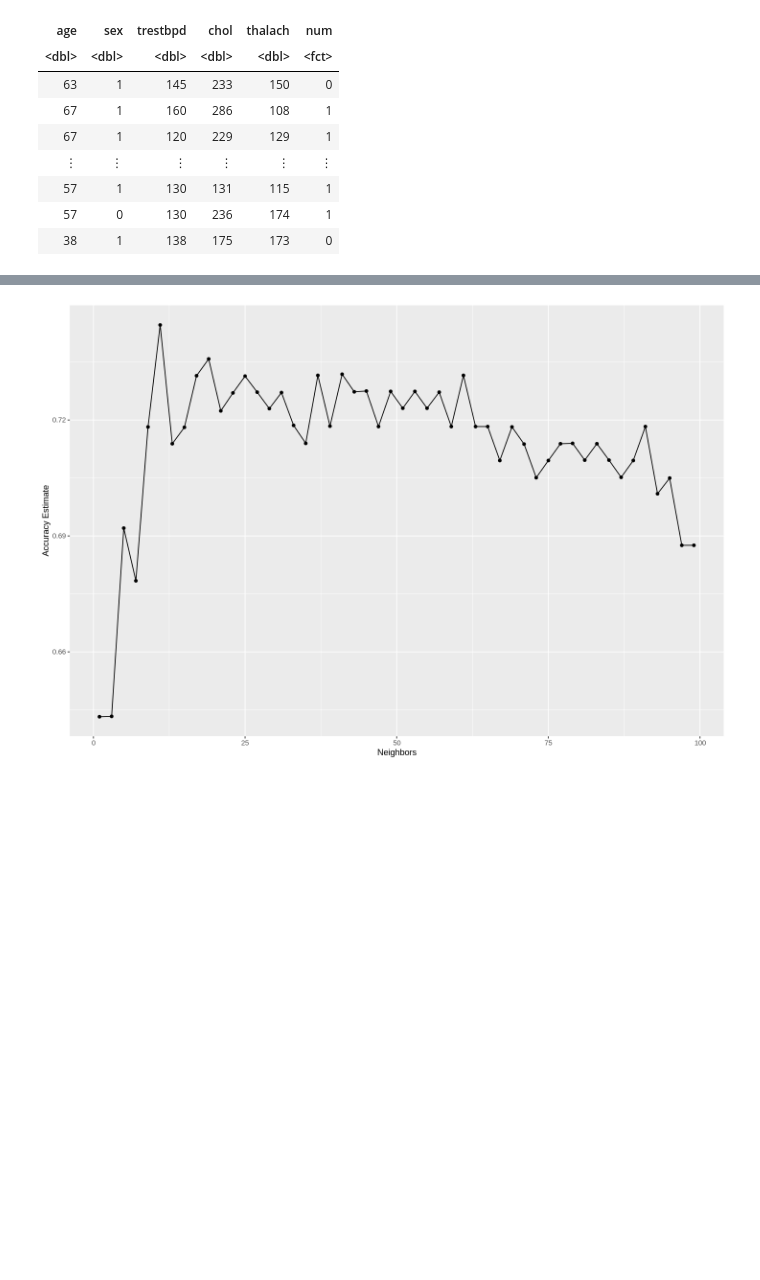
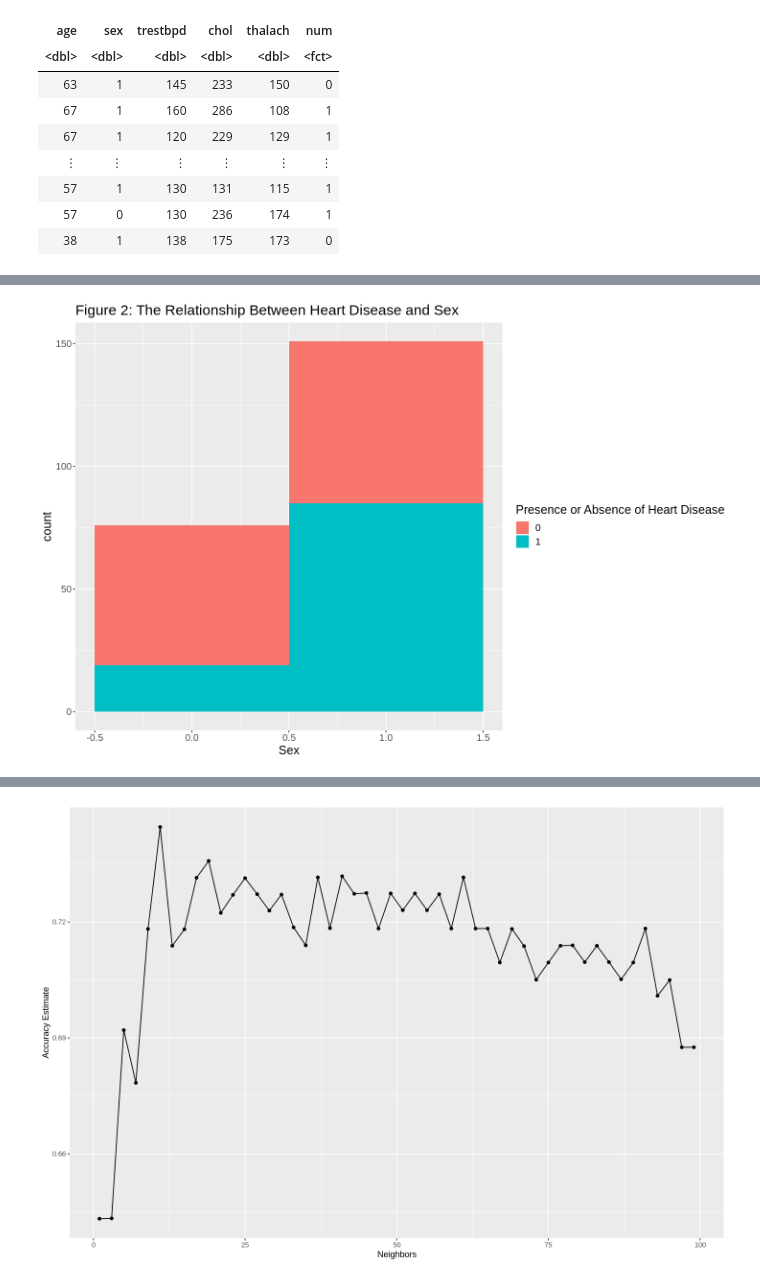
Before and after one commit to cchurch999/Data-Science-Group-Project-Books, a Jupyter notebook: Preliminary exploratory data analysis.ipynb, the cells around one changed output, grey strips where cells are left out. Drawn from its saved outputs; the diff is of its cells as text; code cells hidden in the pictures; blank space fills up the shorter version.

```diff
--- a/Preliminary exploratory data analysis.ipynb
+++ b/Preliminary exploratory data analysis.ipynb
@@ -178,0 +196,13 @@ heart_disease_plot2
+# %%
+options(repr.plot.width = 12, repr.plot.height = 8)
+heart_disease_plot1 <- heart_disease_train1 |>
+    ggplot(aes(x = sex, fill = num))+
+    geom_histogram(binwidth = 1) +
+    labs(x = "Sex", fill = "Presence or Absence of Heart Disease")+
+    #0 is absence, 1 is presence
+    ggtitle("Figure 2: The Relationship Between Heart Disease and Sex")+
+    #0 is female, 1 is male
+    theme(text = element_text(size = 15))
+heart_disease_plot1
+# %% [output]
+[figure, added]
```
Also changed, not shown: parts of 39 cells of this notebook.
